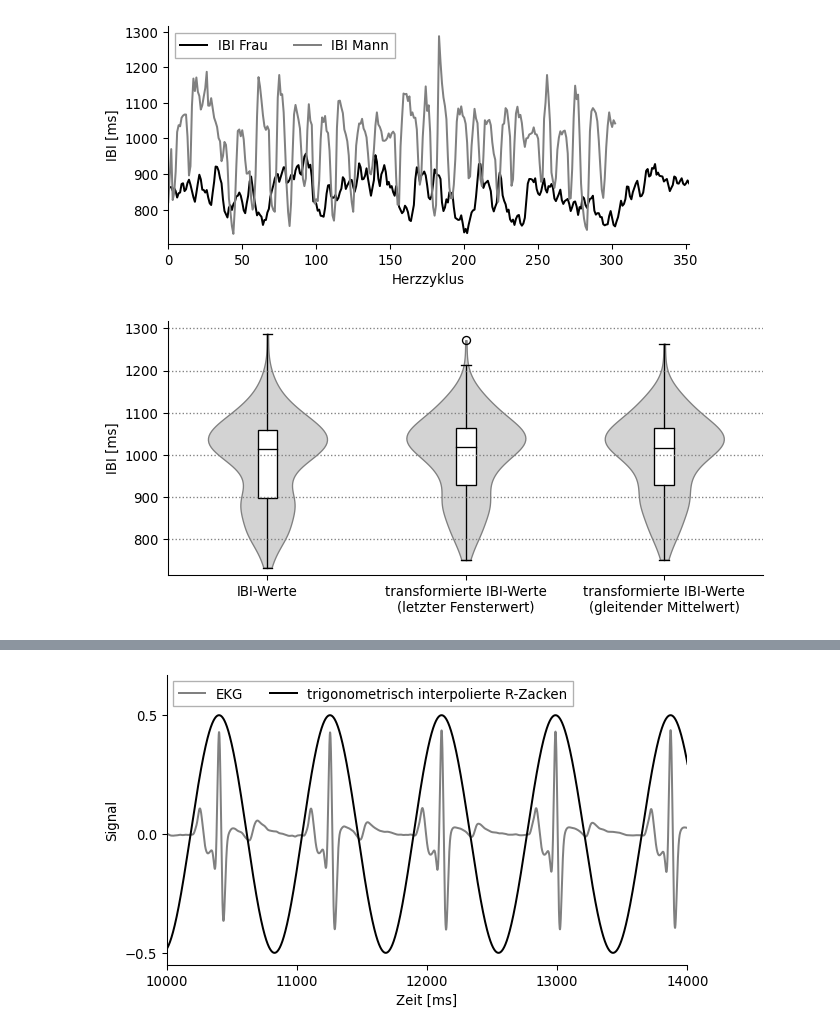
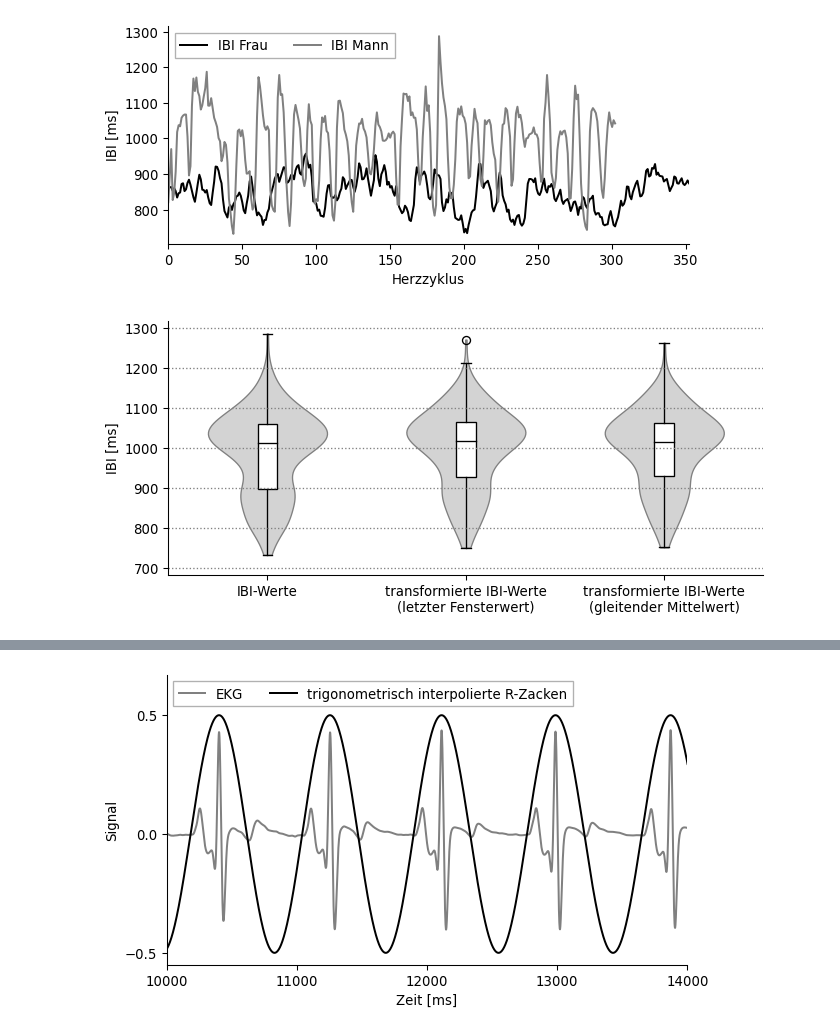
Before and after one commit to visserle/two-hearts, a Jupyter notebook: 04_more_plots.ipynb, the cells around one changed output, grey strips where cells are left out. Cells and saved outputs as stored; diff of their text form; code cells hidden in the pictures.

```diff
--- a/04_more_plots.ipynb
+++ b/04_more_plots.ipynb
@@ -172,3 +208,16 @@ def flatten(xss):
+# %%
+
+# Normalize data
+def get_normalized_df(df):
+    normalized_df = (df-df.min())/(df.max()-df.min())
+    return normalized_df
+
+# Flatten nested list
+def flatten(xss):
+    return [x for xs in xss for x in xs]
+
+def round_to_E2(x):
+    return int(round(x / 100.0)) * 100
 # %%
 # Get data
 rpeaks = {}
@@ -181,7 +230,7 @@ ibi_ts_ip_1hz = {}
 ibi_ts_ip_win = {}
 data = {}
 
-for con in condition:
+for con in conditions:
     # Get binary R-peak time series
     rpeaks[con] = [
         ecg_process[con][i][0]["ECG_R_Peaks"]
@@ -206,8 +255,8 @@ for con in condition:
             if s > 0
         ]
         for i in participants
+    ]
 
-    ]
     # Get IBI data as time series
     ibi_ts[con] = [
         get_ibi_timeseries(
@@ -247,7 +296,7 @@ for con in condition:
 
     # Get trigonometric interpolated data
     data[con] = [
-        get_rpeaks_cosine_interpolation(rpeaks[con][i])
+        rpeaks_cosine_interpolation(rpeaks_idx[con][i])
         for i in participants
     ]
 # %%
@@ -334,61 +419,78 @@ Number of R-peaks in plot: 354 304
 [figure]
 # %%
 # Create Violin plot
-
+con = "gaze"
+level = "individual"
 p = 1
 ibi_dataset = {
-    "all": [np.array(flatten(ibi[con])),
-            np.array(flatten([ibi_ts_ip_1hz[con][i].dropna() for i in participants])),
-            np.array(flatten([ibi_ts_ip_win[con][i].dropna() for i in participants]))],
-    "individual": [np.array(ibi[con][p]),
-                   np.array(ibi_ts_ip_1hz[con][p].dropna()),
-                   np.array(ibi_ts_ip_win[con][p].dropna())]
+    "all": [
+        np.array(flatten(ibi[con])),
+        np.array(flatten([
+            ibi_ts_ip_1hz[con][i].dropna()
+            for i in participants])),
+        np.array(flatten([
+            ibi_ts_ip_win[con][i].dropna()
+            for i in participants]))],
+    "individual": [
+        np.array(ibi[con][p]),
+        np.array(ibi_ts_ip_1hz[con][p].dropna()),
+        np.array(ibi_ts_ip_win[con][p].dropna())]
 }
 
 positions = [1, 2, 3]
 
 # Draw violin plot with box plot
-fig, ax = plt.subplots(figsize=[8,3.5], dpi=dpi)
+fig, ax = plt.subplots(figsize=[8, 3.5], dpi=dpi)
 
 plt.margins(y=0.03)
 plt.margins(x=0.0)
 
 # plt.title("Verteilung ursprünglicher und transformierter IBI-Werte einer Person")
 plt.ylabel('IBI [ms]')
 
 # Plot individual or all data
-vp = ax.violinplot(dataset=ibi_dataset["individual"],
-                   positions=positions,
-                   vert=True, widths=0.6,
-                   showmeans=False, showextrema=False, showmedians=False)
-bp = ax.boxplot(ibi_dataset["individual"],
-                positions=positions,
-                widths=0.1, patch_artist=True,
-                medianprops=dict(color="black"))
+vp = ax.violinplot(
+    dataset=ibi_dataset[level],
+    positions=positions,
+    vert=True, widths=0.6,
+    showmeans=False,
+    showextrema=False,
+    showmedians=False)
+bp = ax.boxplot(
+    ibi_dataset[level],
+    positions=positions,
+    widths=0.1, patch_artist=True,
+    medianprops=dict(color="black"))
 
-# Addhlines
-hline_max = int(max(flatten(ibi_dataset["individual"])))
-hline_max -= hline_max % -100
-hline_min = int(min(flatten(ibi_dataset["individual"])))
-hline_min -= hline_min % -100
+# Add hlines
+hline_max = round_to_E2(int(max(flatten(ibi_dataset[level]))))
+hline_min = round_to_E2(int(min(flatten(ibi_dataset[level]))))
 
-plt.hlines(y=list(range(hline_min,hline_max+100, 100)),
-           xmin=0.5, xmax=3.5, colors='grey', ls=':', lw=1)
+plt.hlines(
+    y=list(range(hline_min, hline_max+100, 100)),
+    xmin=0.5,
+    xmax=3.5,
+    colors='grey',
+    ls=':', lw=1)
 
 sns.despine()
 
-plt.xticks(ticks=[1, 2, 3],
-           labels=["IBI-Werte",
-                   "transformierte IBI-Werte\n(letzter Fensterwert)",
-                   "transformierte IBI-Werte\n(gleitender Mittelwert)"])
+plt.xticks(
+    ticks=[1, 2, 3],
+    labels=[
+        "IBI-Werte",
+        "transformierte IBI-Werte\n(letzter Fensterwert)",
+        "transformierte IBI-Werte\n(gleitender Mittelwert)"])
 
 for body in vp['bodies']:
     body.set_facecolor('lightgrey')
     body.set_edgecolor('grey')
     body.set_alpha(1)
 for box in bp['boxes']:
-    box.set(facecolor = 'white' )
+    box.set(facecolor='white')
 
-plt.savefig("plots/ibi_distribution.png", dpi=512, bbox_inches='tight')
+plt.savefig(
+    "plots/ibi_distribution.png",
+    dpi=512, bbox_inches='tight')
 # %% [output]
-[figure, old version]
+[figure, new version]
```
Also changed, not shown: parts of 13 cells of this notebook.
